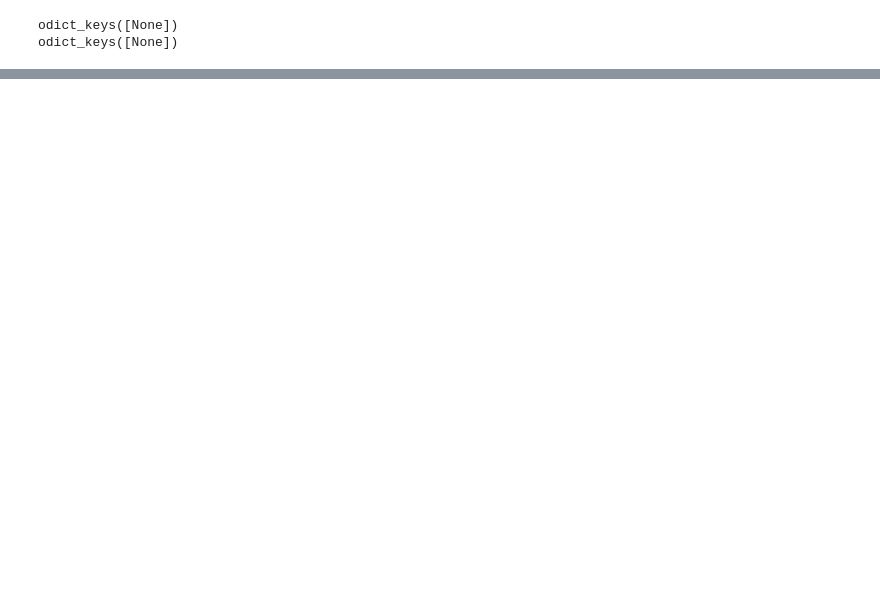
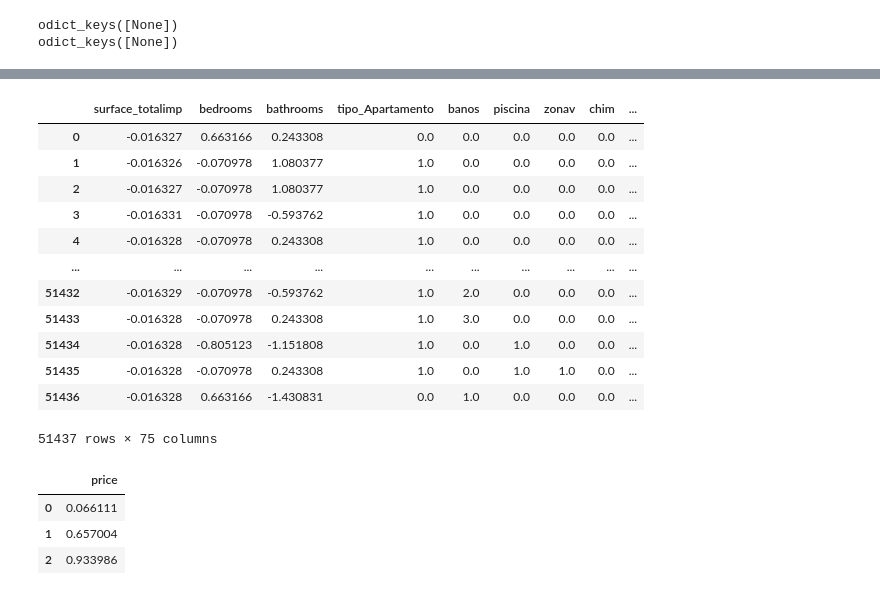
Before and after one commit to sdpinilla18/PS3_BD-ML, a Jupyter notebook: PS3 BD_ML.ipynb, the cells around one changed output, grey strips where cells are left out. Drawn from its saved outputs; the diff is of its cells as text; code cells hidden in the pictures; blank space fills up the shorter version.

```diff
--- a/PS3 BD_ML.ipynb
+++ b/PS3 BD_ML.ipynb
@@ -508,0 +616,7 @@ bathrooms     &  36405.0 &    2.92 &     1.21 &   1.0 &    3.0 &      20.0 \\
+# %%
+##Get dummies restantes
+est_d=pd.get_dummies(df_trfinal["med_Estrato"], prefix="est")
+df_trfinal=pd.merge(df_trfinal, est_d, left_index=True, right_index=True)
+
+est_dt=pd.get_dummies(df_testfinal["med_Estrato"], prefix="est")
+df_testfinal=pd.merge(df_testfinal, est_dt, left_index=True, right_index=True)
@@ -508,0 +643,35 @@ bathrooms     &  36405.0 &    2.92 &     1.21 &   1.0 &    3.0 &      20.0 \\
+# %%
+x_train=df_trfinal[['surface_totalimp', 'bedrooms', 'bathrooms',
+       'tipo_Apartamento', 'banos', 'piscina', 'zonav', 'chim', 'espectacular',
+       'ascensorpriv', 'pisomadera', 'comedorind', 'pisoceramica',
+       'salonsocial', 'vigilancia', 'seguridad', 'redgas', 'centrocom',
+       'transportep', 'condominio', 'campestre', 'penthouse', 'apartaestudio',
+       'remodelado', 'reformado', 'estrenar', 'ascensor', 'duplex', 'jacuzzi',
+       'gym', 'esquinero', 'ac', 'local', 'vista', 'parqueadero', 'garage',
+       'terraza', 'balcon', 'med_H_NRO_CUARTOS', 'sum_HA_TOT_PER',
+       'med_V_TOT_HOG', 'dist_cent', 'dist_air', 'dist_bus', 'dist_hosp',
+       'dist_pol', 'dist_shop', 'dist_bar', 'dist_univ', 'dist_rest',
+       'dist_scho', 'dist_park', 'dist_water', 'dist_road', 'dist_cent2',
+       'dist_air2', 'dist_bus2', 'dist_hosp2', 'dist_pol2', 'dist_shop2',
+       'dist_bar2', 'dist_univ2', 'dist_rest2', 'dist_scho2', 'dist_park2',
+       'dist_water2', 'dist_road2', 'med_H_Cuar_KNN', 'sum_TOT_Per_KNN',
+       'med_TOT_Hog_KNN', 'est_1.0', 'est_2.0',
+       'est_4.0', 'est_5.0', 'est_6.0']]
+
+x_test=df_testfinal[['surface_totalimp', 'bedrooms', 'bathrooms',
+       'tipo_Apartamento', 'banos', 'piscina', 'zonav', 'chim', 'espectacular',
+       'ascensorpriv', 'pisomadera', 'comedorind', 'pisoceramica',
+       'salonsocial', 'vigilancia', 'seguridad', 'redgas', 'centrocom',
+       'transportep', 'condominio', 'campestre', 'penthouse', 'apartaestudio',
+       'remodelado', 'reformado', 'estrenar', 'ascensor', 'duplex', 'jacuzzi',
+       'gym', 'esquinero', 'ac', 'local', 'vista', 'parqueadero', 'garage',
+       'terraza', 'balcon', 'med_H_NRO_CUARTOS', 'sum_HA_TOT_PER',
+       'med_V_TOT_HOG', 'dist_cent', 'dist_air', 'dist_bus', 'dist_hosp',
+       'dist_pol', 'dist_shop', 'dist_bar', 'dist_univ', 'dist_rest',
+       'dist_scho', 'dist_park', 'dist_water', 'dist_road', 'dist_cent2',
+       'dist_air2', 'dist_bus2', 'dist_hosp2', 'dist_pol2', 'dist_shop2',
+       'dist_bar2', 'dist_univ2', 'dist_rest2', 'dist_scho2', 'dist_park2',
+       'dist_water2', 'dist_road2', 'med_H_Cuar_KNN', 'sum_TOT_Per_KNN',
+       'med_TOT_Hog_KNN', 'est_1.0', 'est_2.0',
+       'est_4.0', 'est_5.0', 'est_6.0']]
+y_train=df_trfinal[['price']]
@@ -508,0 +750,16 @@ bathrooms     &  36405.0 &    2.92 &     1.21 &   1.0 &    3.0 &      20.0 \\
+# %%
+x_train
+# %% [output]
+|  | surface_totalimp | bedrooms | bathrooms | tipo_Apartamento | banos | piscina | zonav | chim | ... |
+| 0 | -0.016327 | 0.663166 | 0.243308 | 0.0 | 0.0 | 0.0 | 0.0 | 0.0 | ... |
+| 1 | -0.016326 | -0.070978 | 1.080377 | 1.0 | 0.0 | 0.0 | 0.0 | 0.0 | ... |
+| 2 | -0.016327 | -0.070978 | 1.080377 | 1.0 | 0.0 | 0.0 | 0.0 | 0.0 | ... |
+| 3 | -0.016331 | -0.070978 | -0.593762 | 1.0 | 0.0 | 0.0 | 0.0 | 0.0 | ... |
+| 4 | -0.016328 | -0.070978 | 0.243308 | 1.0 | 0.0 | 0.0 | 0.0 | 0.0 | ... |
+| ... | ... | ... | ... | ... | ... | ... | ... | ... | ... |
+| 51432 | -0.016329 | -0.070978 | -0.593762 | 1.0 | 2.0 | 0.0 | 0.0 | 0.0 | ... |
+| 51433 | -0.016328 | -0.070978 | 0.243308 | 1.0 | 3.0 | 0.0 | 0.0 | 0.0 | ... |
+| 51434 | -0.016328 | -0.805123 | -1.151808 | 1.0 | 0.0 | 1.0 | 0.0 | 0.0 | ... |
+| 51435 | -0.016328 | -0.070978 | 0.243308 | 1.0 | 0.0 | 1.0 | 1.0 | 0.0 | ... |
+| 51436 | -0.016328 | 0.663166 | -1.430831 | 0.0 | 1.0 | 0.0 | 0.0 | 0.0 | ... |
+51437 rows × 75 columns
@@ -508,0 +769,7 @@ bathrooms     &  36405.0 &    2.92 &     1.21 &   1.0 &    3.0 &      20.0 \\
+# %%
+y
+# %% [output]
+|  | price |
+| 0 | 0.066111 |
+| 1 | 0.657004 |
+| 2 | 0.933986 |
```
Also changed, not shown: parts of 44 cells of this notebook, 2 other files.
